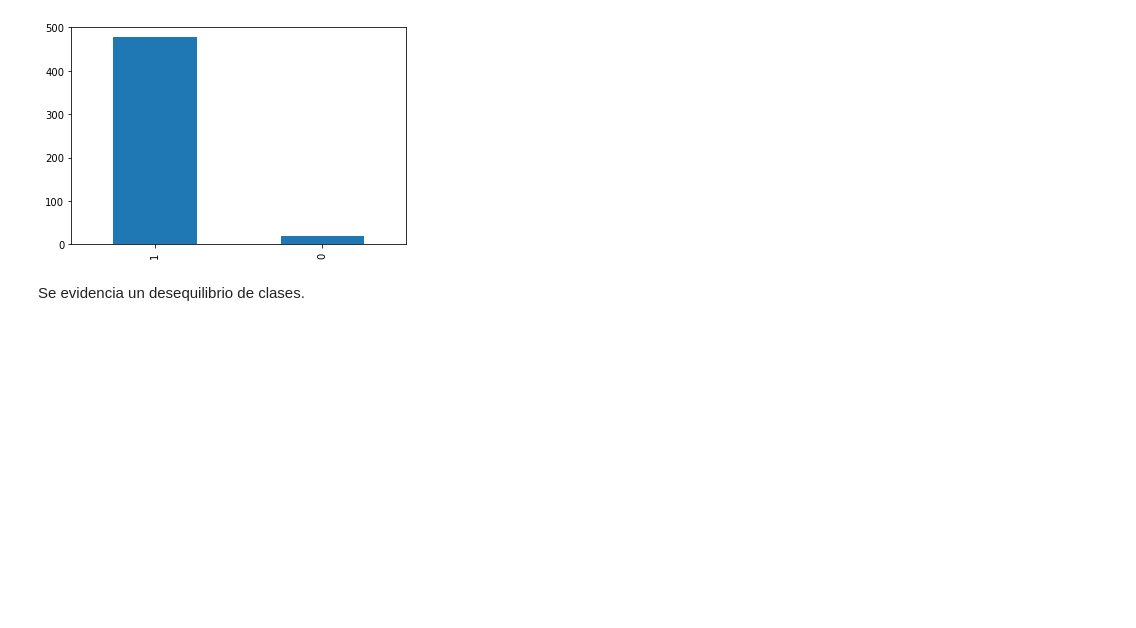
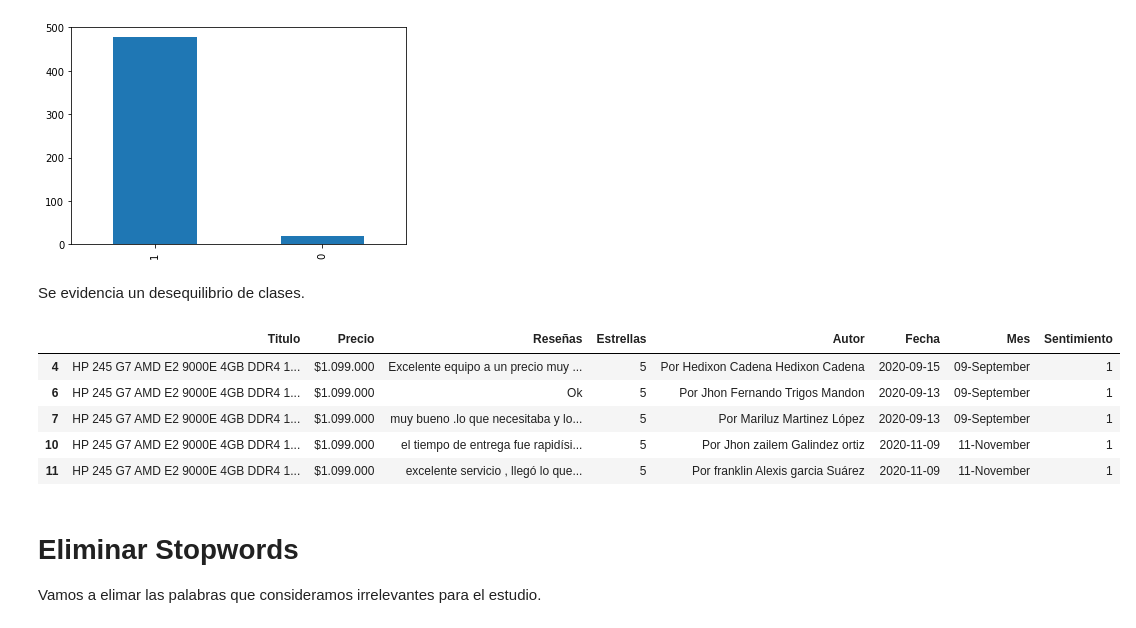
Before and after one commit to kevincarrenot/ProyectoIntegrador2020-2, a Jupyter notebook: Data Wrangling.ipynb, the cells around one changed output. Cells and saved outputs as stored; diff of their text form; code cells hidden in the pictures; blank space fills up the shorter version.

```diff
--- a/Data Wrangling.ipynb
+++ b/Data Wrangling.ipynb
@@ -327,3 +343,15 @@ plt.show()
 [figure]
 # %% [markdown]
 Se evidencia un desequilibrio de clases.
+# %%
+datosL.head()
+# %% [output]
+|  | Titulo | Precio | Reseñas | Estrellas | Autor | Fecha | Mes | Sentimiento |
+| 4 | HP 245 G7 AMD E2 9000E 4GB DDR4 1... | $1.099.000 | Excelente equipo a un precio muy ... | 5 | Por Hedixon Cadena Hedixon Cadena | 2020-09-15 | 09-September | 1 |
+| 6 | HP 245 G7 AMD E2 9000E 4GB DDR4 1... | $1.099.000 | Ok | 5 | Por Jhon Fernando Trigos Mandon | 2020-09-13 | 09-September | 1 |
+| 7 | HP 245 G7 AMD E2 9000E 4GB DDR4 1... | $1.099.000 | muy bueno .lo que necesitaba y lo... | 5 | Por Mariluz Martinez López | 2020-09-13 | 09-September | 1 |
+| 10 | HP 245 G7 AMD E2 9000E 4GB DDR4 1... | $1.099.000 | el tiempo de entrega fue rapidísi... | 5 | Por Jhon zailem Galindez ortiz | 2020-11-09 | 11-November | 1 |
+| 11 | HP 245 G7 AMD E2 9000E 4GB DDR4 1... | $1.099.000 | excelente servicio , llegó lo que... | 5 | Por franklin Alexis garcia Suárez | 2020-11-09 | 11-November | 1 |
+# %% [markdown]
+# Eliminar Stopwords
+Vamos a elimar las palabras que consideramos irrelevantes para el estudio.
```
Also changed, not shown: parts of 25 cells of this notebook, 3 other files.
